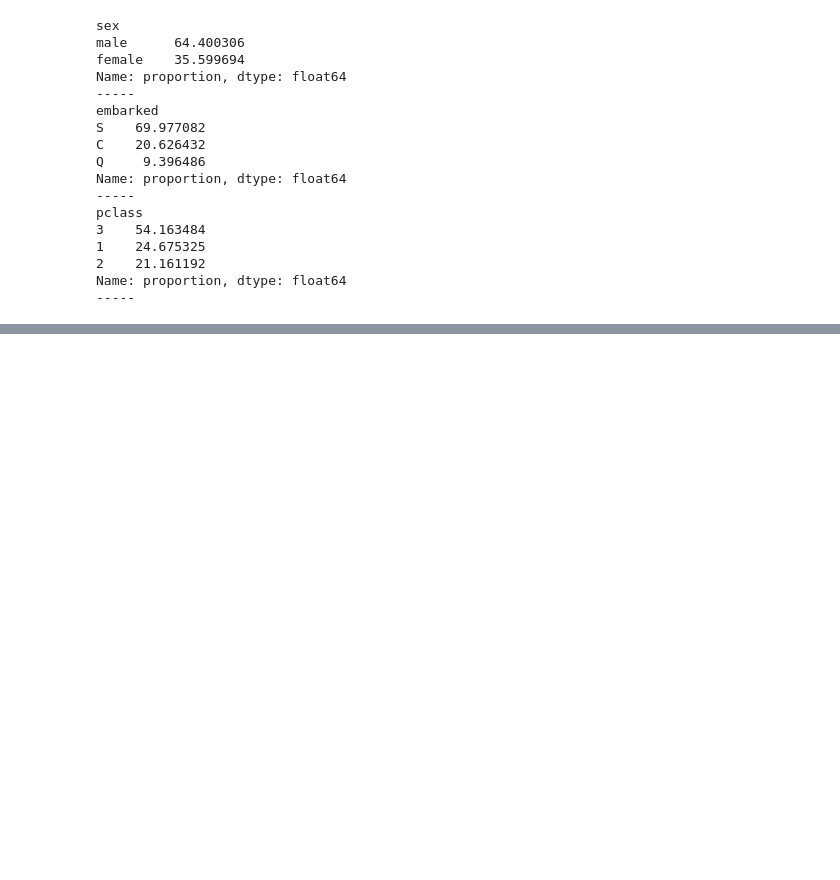
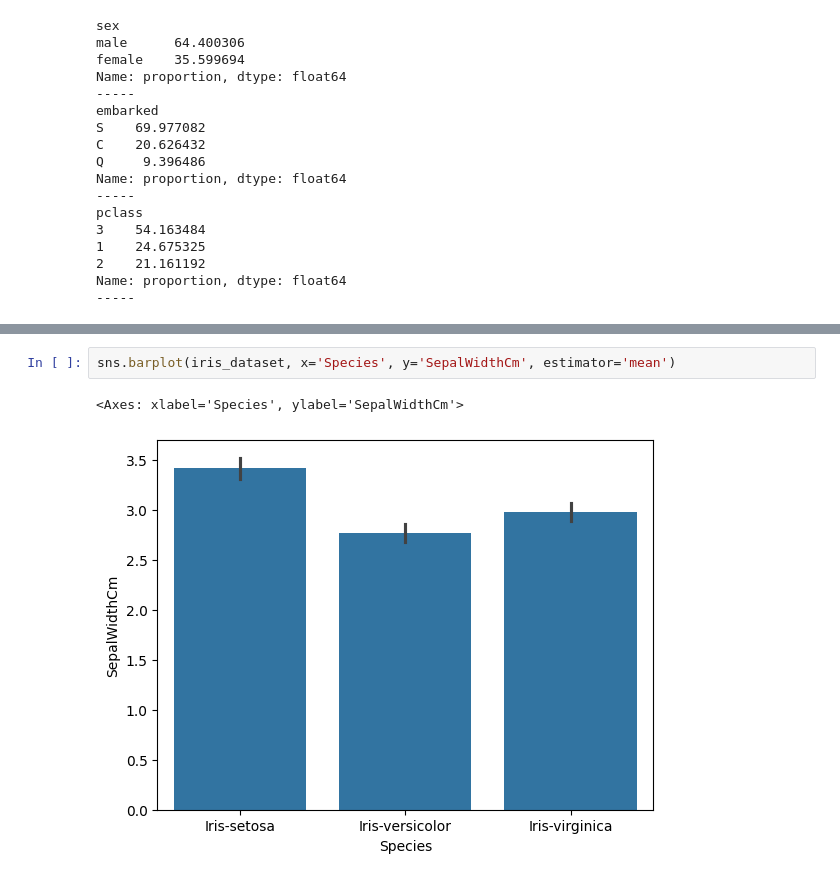
Before and after one commit to bvkiran8058/Data-Science-with-GenAI, a Jupyter notebook: EDA/Stage-1 Beginner Level.ipynb, the cells around one changed output, grey strips where cells are left out. Cells and saved outputs as stored; diff of their text form; blank space fills up the shorter version.

```diff
--- a/EDA/Stage-1 Beginner Level.ipynb
+++ b/EDA/Stage-1 Beginner Level.ipynb
@@ -430,0 +503,5 @@ Name: proportion, dtype: float64
+# %%
+sns.barplot(iris_dataset, x='Species', y='SepalWidthCm', estimator='mean')
+# %% [output]
+<Axes: xlabel='Species', ylabel='SepalWidthCm'>
+[figure, added]
```
Also changed, not shown: parts of 20 cells of this notebook, 1 other file.
